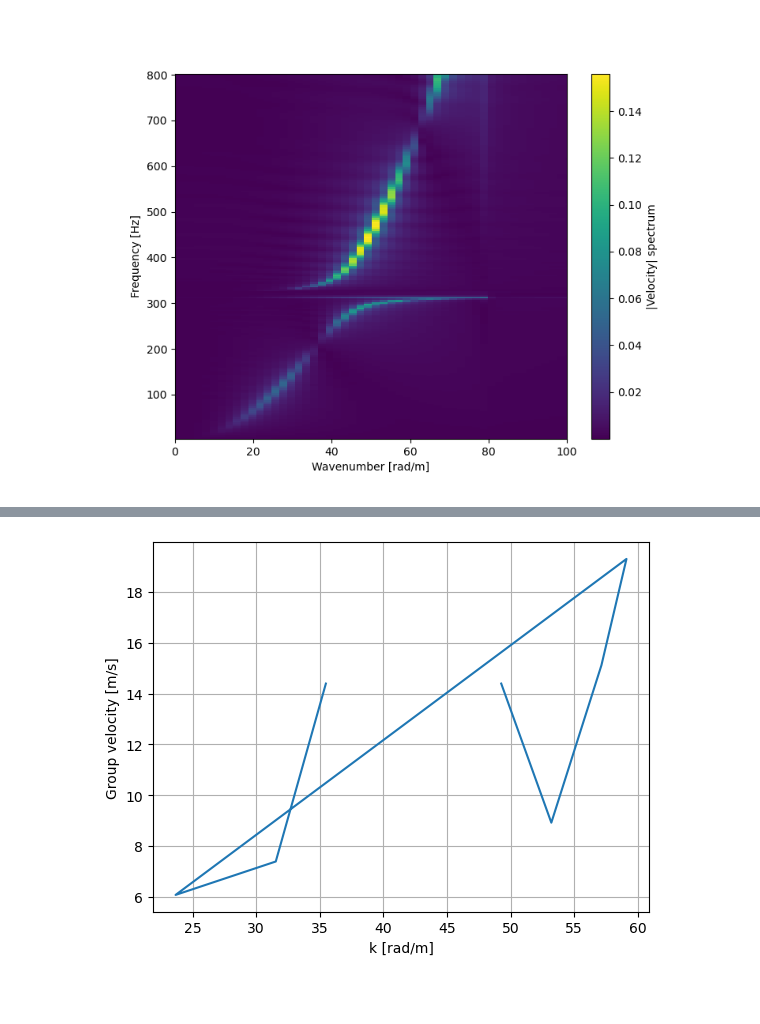
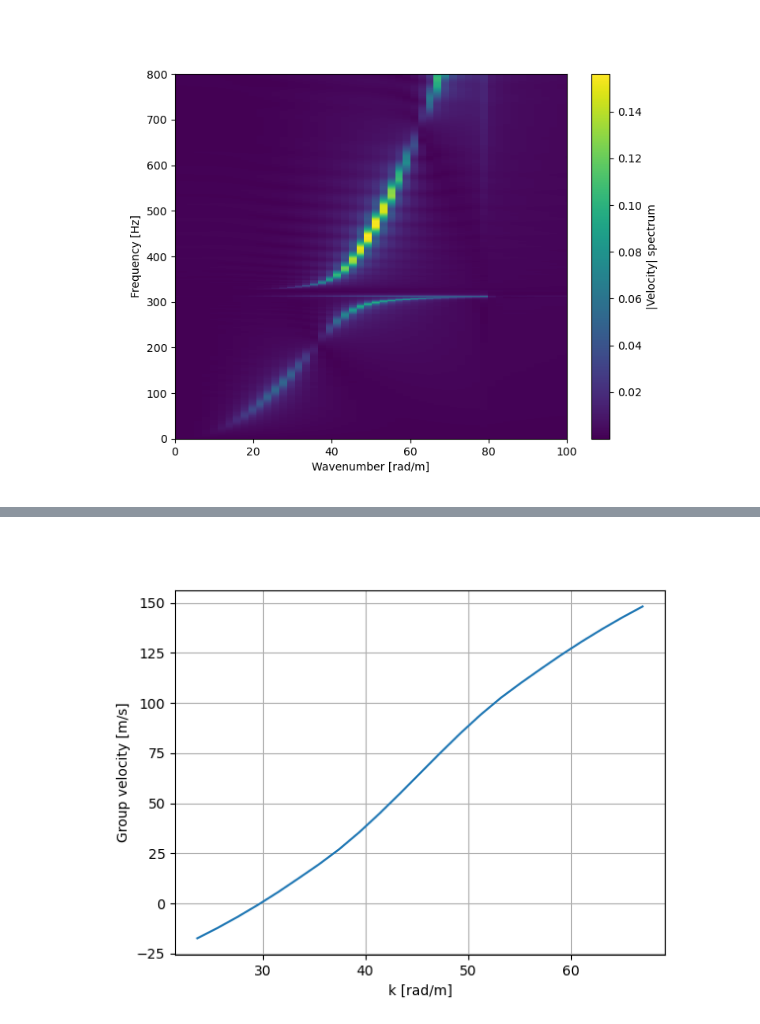
Before and after one commit to nimaet/Modeling, a Jupyter notebook: tasks/soliton/dispersion1.ipynb, the cells around one changed output, grey strips where cells are left out. Saved outputs shown, nothing was run; the diff lists cells and outputs as text; code cells hidden in the pictures; blank space fills up the shorter version.

```diff
--- a/tasks/soliton/dispersion1.ipynb
+++ b/tasks/soliton/dispersion1.ipynb
@@ -93,18 +115,0 @@ plt.show()
-# %%
-fmin = 320   # Hz
-fmax = 800   # Hz
-
-mask = (freq >= fmin) & (freq <= fmax)
-
-k_b = k_ridge[mask]
-f_b = freq[mask]
-omega_b = 2 * np.pi * f_b
-
-plt.figure(figsize=(6,4))
-plt.plot(k_b, f_b, 'k.-')
-plt.xlabel('Wavenumber [rad/m]')
-plt.ylabel('Frequency [Hz]')
-plt.title('Selected dispersion branch')
-plt.grid(True)
-plt.tight_layout()
-plt.show()
@@ -152,0 +157,5 @@ plt.show()
+# %%
+k_selected = k_b[selected]
+f_selected = f_b[selected]
+plt.figure(figsize=(6,4))
+plt.plot(k_selected, f_selected, 'k.-', label='filtered')
@@ -153,14 +197,27 @@ plt.show()
 # %%
 from scipy.signal import savgol_filter
 
-omega_s = savgol_filter(omega_b, 21, 3)
+dk = np.mean(np.diff(k_avg))
 
-c_g = np.gradient(omega_s, k_b)
+omega = f_avg * 2*np.pi
+
+# smooth + differentiate in one step
+c_g = savgol_filter(
+	omega,
+	window_length=21,
+	polyorder=3,
+	deriv=1,
+	delta=dk
+)
+
+# light post-smoothing
+c_g = savgol_filter(c_g, 11, 2)
+
 plt.figure()
-plt.plot(k_b, c_g)
+plt.plot(k_avg, c_g)
 plt.xlabel('k [rad/m]')
 plt.ylabel('Group velocity [m/s]')
 plt.grid(True)
 plt.show()
 # %% [output]
-[figure, old version]
+[figure, new version]
```
Also changed, not shown: parts of 9 cells of this notebook.
